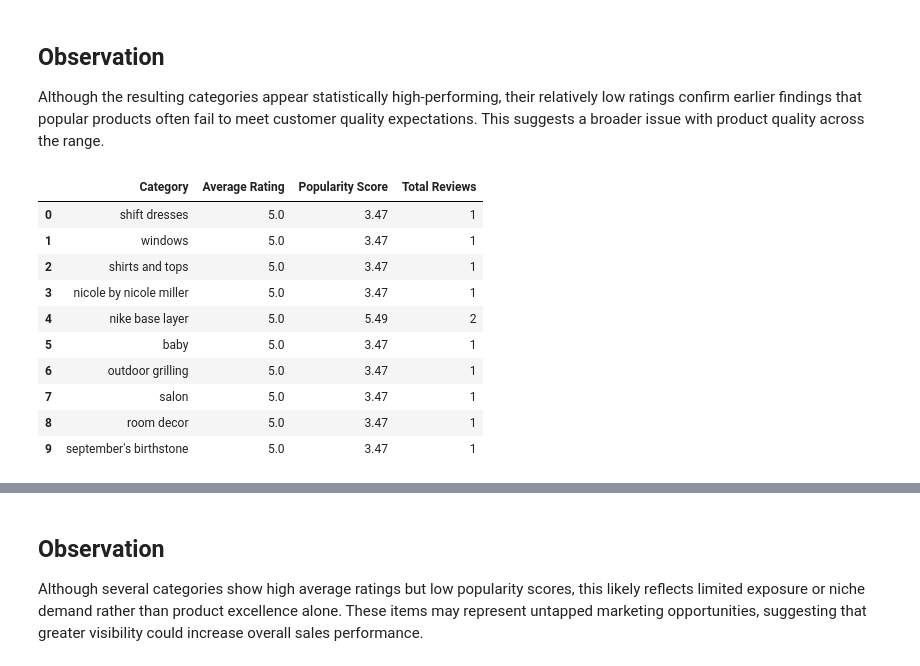
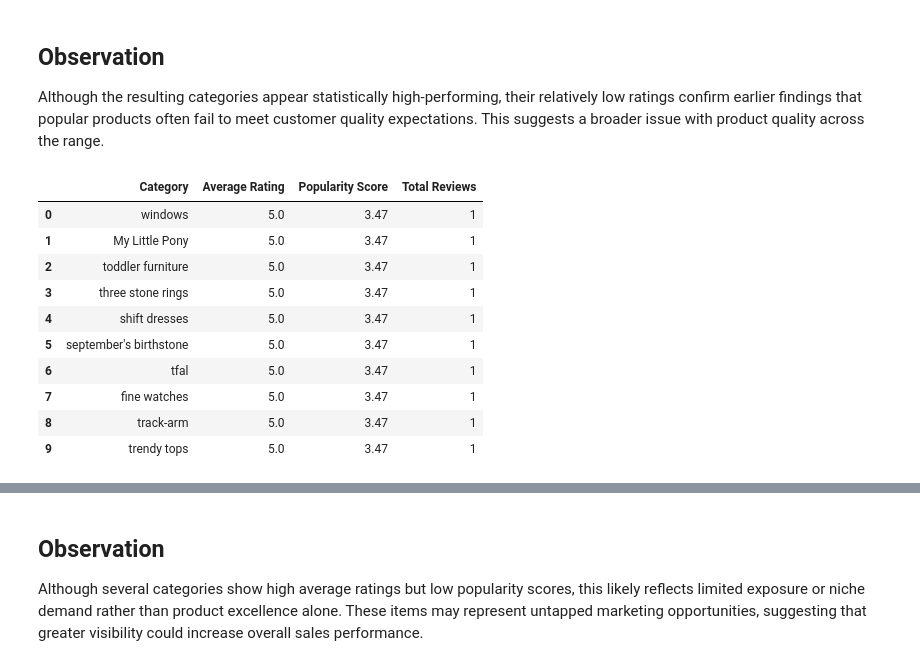
Before and after one commit to kristina-pal/3461226_BD2, a Jupyter notebook: 3461226_BD2.ipynb, the cells around one changed output, grey strips where cells are left out. Saved outputs shown, nothing was run; the diff lists cells and outputs as text; code cells hidden in the pictures.

```diff
--- a/3461226_BD2.ipynb
+++ b/3461226_BD2.ipynb
@@ -369,41 +262,34 @@ We divide customers into the following age groups:
 And the graph confirmed previous observation that the needs of each age group are being met by the company, as none of the groups appears to be prioritised.
 # %%
 # Top 5 categories for each Age group
-
+jcpenney_products = pd.read_json('jcpenney_products.json', lines=True)
+jcpenney_reviewers = pd.read_json('jcpenney_reviewers.json', lines=True)
+reviews = pd.read_csv('reviews.csv', index_col=1)
+products = pd.read_csv('products.csv', index_col=0)
+users = pd.read_csv('users.csv', index_col=0)
 from datetime import date
-
 jcpenney_reviewers = jcpenney_reviewers.copy()
 jcpenney_reviewers['DOB'] = pd.to_datetime(jcpenney_reviewers['DOB'], errors='coerce', dayfirst=True)
-
 def calculate_age(born):
     if pd.isnull(born):
         return None
     today = date.today()
     return today.year - born.year - ((today.month, today.day) < (born.month, born.day))
-
 jcpenney_reviewers['Age'] = jcpenney_reviewers['DOB'].apply(calculate_age)
-
 bins = [0, 34, 44, 54, 64, 100]
 labels = ['<34', '35-44', '45-54', '55-64', '65+']
 jcpenney_reviewers['Age_Group'] = pd.cut(jcpenney_reviewers['Age'], bins=bins, labels=labels, right=True)
-
 # Products
 if 'uniq_id' in jcpenney_products.columns:
     jcpenney_products.rename(columns={'uniq_id': 'Uniq_id'}, inplace=True)
-
 # Join
 reviews = reviews.reset_index().rename(columns={'index': 'Username'})
-
 merged = (reviews.merge(jcpenney_reviewers[['Username', 'Age_Group']], on='Username', how='left').merge(jcpenney_products[['Uniq_id', 'category']], on='Uniq_id', how='left'))
-
 # Ignore useless categories
 ignore_words = ['view all', 'view all brands', 'sale', 'clearance', 'new arrivals', 'featured']
-
 merged = merged[merged['category'].notna() &(merged['category'].str.strip() != '') &(~merged['category'].str.lower().isin(ignore_words))]
-
 # Top 5
 category_counts = (merged.groupby(['Age_Group', 'category'], observed=False).size().reset_index(name='Review_Count'))
-
 top5_dict = {}
 for age_group, group in category_counts.groupby('Age_Group', observed=False):
     top5 = group.sort_values('Review_Count', ascending=False).head(5)
@@ -411,12 +297,9 @@ for age_group, group in category_counts.groupby('Age_Group', observed=False):
     while len(top5_list) < 5:
         top5_list.append("")
     top5_dict[age_group] = top5_list
-
 # Table
 top5_df = pd.DataFrame(top5_dict)
 display(top5_df)
-
-# Save a table
 top5_df.to_csv('Top5_Categories_by_Age.csv', index=False)
 # %% [output]
 |  | <34 | 35-44 | 45-54 | 55-64 | 65+ |
@@ -634,35 +419,37 @@ plt.show()
 Although the resulting categories appear statistically high-performing, their relatively low ratings confirm earlier findings that popular products often fail to meet customer quality expectations. This suggests a broader issue with product quality across the range.
 # %%
 # Top 10 Categories by Average Rating
-
+df = jcpenney_products.copy()
+df = df.dropna(subset=['average_product_rating', 'category'])
+ignore_words = ['view all', 'view all brands', 'sale', 'clearance', 'new arrivals', 'featured']
+df = df[~df['category'].str.lower().isin(ignore_words)]
+df['popularity_score'] = df['average_product_rating'] * np.log1p(df['total_number_reviews'])
+top_categories_by_rating = (
+    df.groupby('category', observed=False).agg({
+        'average_product_rating': 'mean',
+        'total_number_reviews': 'sum',
+        'popularity_score': 'mean'}).reset_index())
+top_categories_by_rating = top_categories_by_rating.sort_values('average_product_rating', ascending=False).head(10)
 top_categories_table = top_categories_by_rating.copy()
-top_categories_table.rename(columns={
-    'category': 'Category',
-    'average_product_rating': 'Average Rating',
-    'total_number_reviews': 'Total Reviews',
-    'popularity_score': 'Popularity Score'}, inplace=True)
-
+top_categories_table.rename(columns={'category': 'Category','average_product_rating': 'Average Rating','total_number_reviews': 'Total Reviews','popularity_score': 'Popularity Score'}, inplace=True)
 top_categories_table['Average Rating'] = top_categories_table['Average Rating'].round(2)
 top_categories_table['Popularity Score'] = top_categories_table['Popularity Score'].round(2)
-
-# Reorder columns
 top_categories_table = top_categories_table[['Category', 'Average Rating', 'Popularity Score', 'Total Reviews']]
-
+top_categories_table = top_categories_table.reset_index(drop=True)
+top_categories_by_rating = top_categories_by_rating.sort_values(by=['average_product_rating', 'total_number_reviews', 'category'],ascending=[False, False, True]).head(10)
 display(top_categories_table)
-
-# Save
 top_categories_table.to_csv('Top 10 Categories by Average Rating.csv', index=False)
 # %% [output]
 |  | Category | Average Rating | Popularity Score | Total Reviews |
-| 0 | shift dresses | 5.0 | 3.47 | 1 |
-| 1 | windows | 5.0 | 3.47 | 1 |
-| 2 | shirts and tops | 5.0 | 3.47 | 1 |
-| 3 | nicole by nicole miller | 5.0 | 3.47 | 1 |
-| 4 | nike base layer | 5.0 | 5.49 | 2 |
-| 5 | baby | 5.0 | 3.47 | 1 |
-| 6 | outdoor grilling | 5.0 | 3.47 | 1 |
-| 7 | salon | 5.0 | 3.47 | 1 |
-| 8 | room decor | 5.0 | 3.47 | 1 |
-| 9 | september's birthstone | 5.0 | 3.47 | 1 |
+| 0 | windows | 5.0 | 3.47 | 1 |
+| 1 | My Little Pony | 5.0 | 3.47 | 1 |
+| 2 | toddler furniture | 5.0 | 3.47 | 1 |
+| 3 | three stone rings | 5.0 | 3.47 | 1 |
+| 4 | shift dresses | 5.0 | 3.47 | 1 |
+| 5 | september's birthstone | 5.0 | 3.47 | 1 |
+| 6 | tfal | 5.0 | 3.47 | 1 |
+| 7 | fine watches | 5.0 | 3.47 | 1 |
+| 8 | track-arm | 5.0 | 3.47 | 1 |
+| 9 | trendy tops | 5.0 | 3.47 | 1 |
 # %%
 # Visualisation of the Top 10 Categories by Average Rating
```
Also changed, not shown: parts of 26 cells of this notebook, 3 other files.
